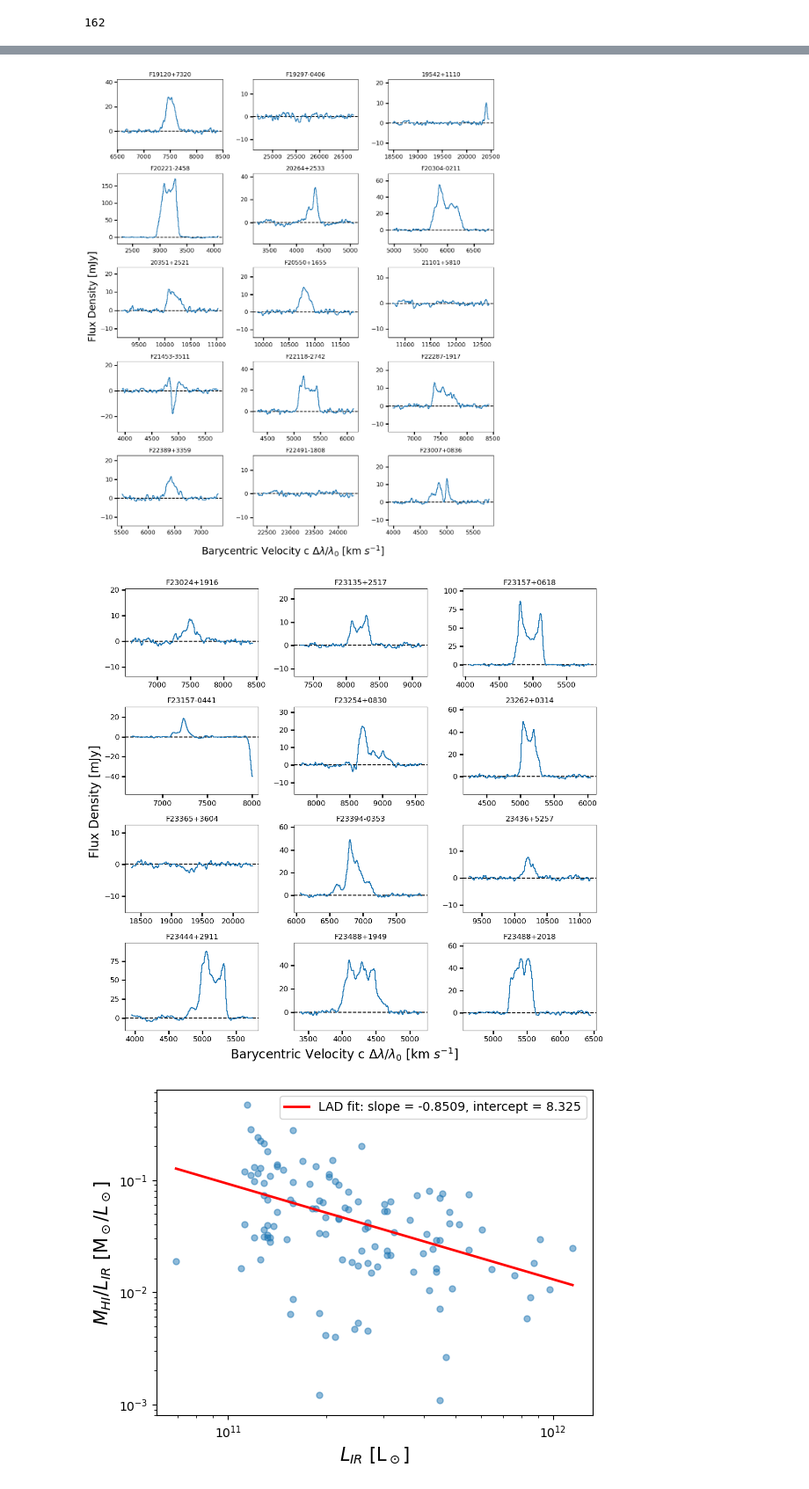
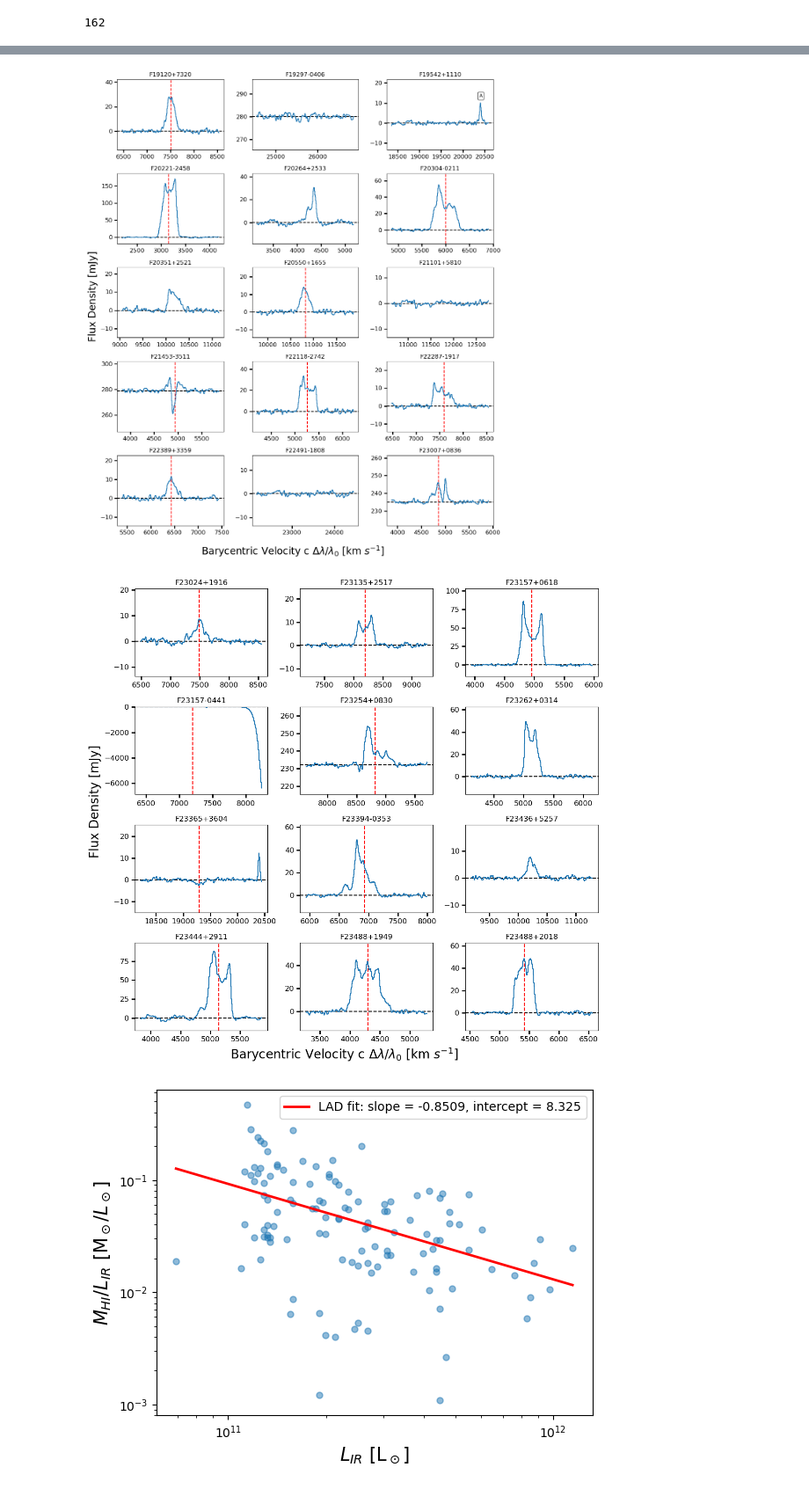
Before and after one commit to MatthewMotuz/GBO_REU, a Jupyter notebook: GOALS/GOALS_v3.ipynb, the cells around one changed output, grey strips where cells are left out. Shown at 88% size. Saved outputs shown, nothing was run; the diff lists cells and outputs as text; code cells hidden in the pictures.

Commit message:
almost done updating spectra plots

```diff
--- a/GOALS/GOALS_v3.ipynb
+++ b/GOALS/GOALS_v3.ipynb
@@ -16,7 +16,7 @@ df1 = pd.read_csv(folder_path + 'goals_v6.csv', skiprows = None)
 df2 = pd.read_csv(folder_path + 'TABmeas_v2.csv', skiprows = None)
 # %%
 # Collect valid .txt files
-txt_files = sorted([f for f in os.listdir('/home/scratch/dfrayer/GOALS/DATAv3/TXT') if f.endswith('.txt')])
+txt_files = sorted([f for f in os.listdir(folder_path + 'DATAv3/TXT') if f.endswith('.txt')])
 valid_files = []
 valid_data = []
 name = []
@@ -31,18 +31,18 @@ for filename in txt_files:
     except Exception as e:
         print(f"Skipping {filename}: {e}")
 
-# # Apply CFD correction to valid_data if CFDSign is NaN
-# for idx, file in enumerate(valid_files):
-#     # Remove '_v1.txt' to match with df2.name
-#     base_name = file.replace('_v1.txt', '')
-#     match = df2[df2['name'] == base_name]
-#     if not match.empty:
-#         cfd_sign = match['CFDSign'].values[0]
-#         cfd = match['CFD'].values[0]
-#         if base_name == 'F05053-0805':
-#             valid_data[idx][1] = valid_data[idx][1] - np.median(valid_data[idx][1])
-#         if pd.isna(cfd_sign):
-#             valid_data[idx][1] = valid_data[idx][1] + cfd
+# Apply CFD correction to valid_data if CFDSign is NaN
+for idx, file in enumerate(valid_files):
+    # Remove '_v2.txt' to match with df2.name
+    base_name = file.replace('_v2.txt', '')
+    match = df2[df2['name'] == base_name]
+    if not match.empty:
+        cfd_sign = match['CFDSign'].values[0]
+        cfd = match['CFD'].values[0]
+        if base_name == 'F05053-0805':
+            valid_data[idx][1] = valid_data[idx][1] - np.median(valid_data[idx][1])
+        if pd.isna(cfd_sign):
+            valid_data[idx][1] = valid_data[idx][1] + cfd
 
 
 
@@ -52,6 +52,7 @@ total = len(valid_files)
 print(total)
 num_batches = math.ceil(total / batch_size)
 
+# ...existing code...
 for b in range(num_batches):
     start = b * batch_size
     end = min(start + batch_size, total)
@@ -68,21 +69,20 @@ for b in range(num_batches):
     axes = axes.flatten()
 
     for i in range(n):
-        # Find the matching name for the current file
-        matched_name = None
-        for candidate in df1.name:
-            if candidate in batch_files[i]:
-                matched_name = candidate
-                break
-        if matched_name is None:
-            matched_name = batch_files[i].replace('_v1.txt', '')
+        # Use exact matching for the galaxy name
+        base_name = batch_files[i].replace('_v2.txt', '').strip()
+        df1_names = df1.name.astype(str).str.strip()
+        if base_name in df1_names.values:
+            matched_name = base_name
+        else:
+            matched_name = base_name  # fallback, but at least it's consistent
 
         if any(x in batch_files[i] for x in ['F03164+4119', 'F23157-0441', 'F06107+7822']):
-            begin = 150
-            stop = -150
-        else:
             begin = 100
             stop = -100
+        else:
+            begin = 75
+            stop = -75
 
         # Ensure slicing does not go out of bounds
         data_len = len(batch_data[i][0])
@@ -96,17 +96,37 @@ for b in range(num_batches):
         if np.median(gaussian_filter1d(batch_data[i][1][start_idx:stop_idx], 2) * 1000) < 20:
             ax.axhline(y=0, color='black', linestyle='--', zorder=1)
         else:
-            # Use CFD column instead of non-existent 'Zero'
             cfd_value = df2[df2['name'] == matched_name]['CFD'].values
             if len(cfd_value) > 0:
                 ax.axhline(y=cfd_value[0] * 1000, color='black', linestyle='--', zorder=1)
             else:
                 ax.axhline(y=0, color='black', linestyle='--', zorder=1)
         ax.set_ylim(np.min(batch_data[i][1][start_idx:stop_idx] * 1000) - 10, np.max(batch_data[i][1][start_idx:stop_idx] * 1000) + 10)
-        if batch_files[i] == 'F05053-0805_v1.txt':
-            ax.axvspan(4300, 4410, color='r', hatch='//', alpha=0.5, zorder=1)
+        if batch_files[i] == 'F05053-0805_v2.txt':
+            ax.axvspan(4325, 4375, color='r', hatch='//', alpha=0.5, zorder=1)
+        if batch_files[i] == 'F12112+0305_v2.txt':
+            ax.text(0.75, 0.28, 'A', transform=ax.transAxes,
+                verticalalignment='top', horizontalalignment='right',
+                fontsize=10, bbox=dict(boxstyle='round', facecolor='white', alpha=0.8))
+        if batch_files[i] == 'F13428+5608_v2.txt':
+            ax.text(0.9, 0.4, 'A', transform=ax.transAxes,
+                verticalalignment='top', horizontalalignment='right',
+                fontsize=10, bbox=dict(boxstyle='round', facecolor='white', alpha=0.8))
         ax.set_title(matched_name)
+        if batch_files[i] == 'F19542+1110_v2.txt':
+            ax.text(0.9, 0.8, 'A', transform=ax.transAxes,
+                verticalalignment='top', horizontalalignment='right',
+                fontsize=10, bbox=dict(boxstyle='round', facecolor='white', alpha=0.8))
+        if batch_files[i] == 'F02114+0456_v2.txt':
+            ax.text(0.4, 0.6, 'A', transform=ax.transAxes,
+                verticalalignment='top', horizontalalignment='right',
+                fontsize=10, bbox=dict(boxstyle='round', facecolor='white', alpha=0.8))
         ax.tick_params(axis='both', which='both', length=6, width=2, labelsize=12)
+        # Draw vertical line at HI velocity if available and line[Jykm/s] != 0
+        line_val = df1.loc[df1['name'] == matched_name, 'line[Jykm/s]']
+        hi_vel_val = df2.loc[df2['name'] == matched_name, 'HI_Vel']
+        if not line_val.empty and line_val.values[0] != 0 and not hi_vel_val.empty:
+            ax.axvline(x=hi_vel_val.values[0], color='red', linestyle='--', zorder=1, label='HI Velocity')
 
     # Hide unused subplots in the final (partial) batch
     for j in range(n, len(axes)):
@@ -122,6 +142,6 @@ for b in range(num_batches):
     fig.subplots_adjust(bottom=0.07)             # Pushes xlabel closer to subplots
 
     plt.show()
-    plt.close(fig)  # Frees memory, prevents layout bleed across
+    plt.close(fig)  # Frees memory, prevents layout bleed across figures
 # %% [output]
 162
@@ -137,5 +157,5 @@ for b in range(num_batches):
-[figure, old version]
+[figure, new version]
-[figure, old version]
+[figure, new version]
 # %%
 def plotWithFit(X, y, xlabel, ylabel):
     X_ = sm.add_constant(X)
```
Also changed, not shown: parts of 1 cell of this notebook.
